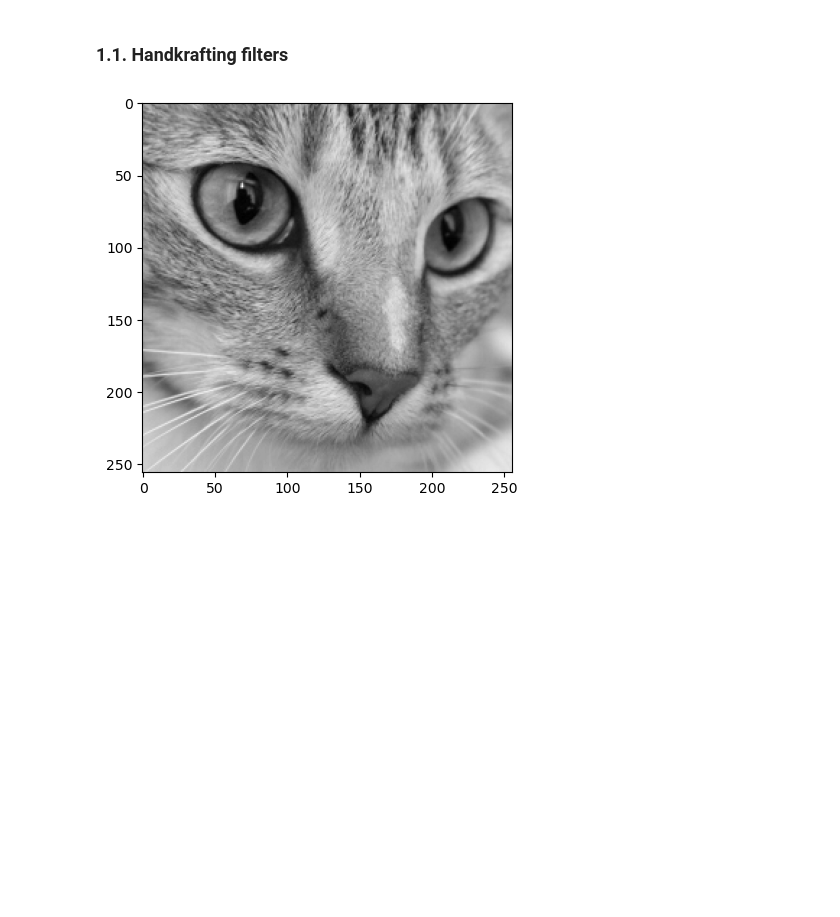
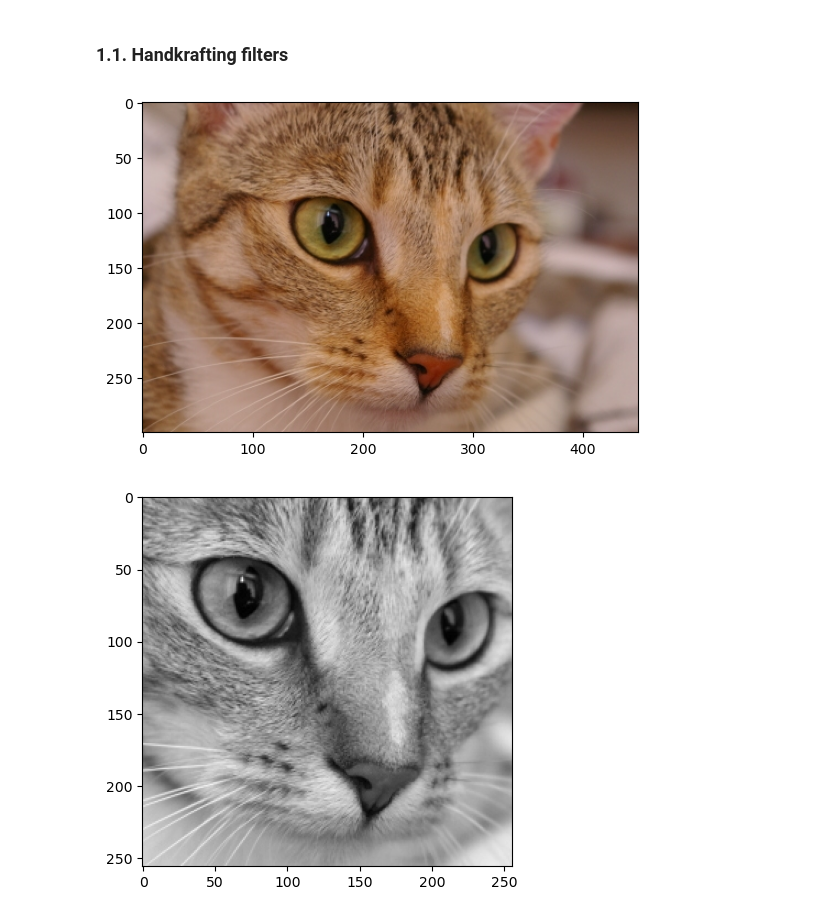
Before and after one commit to pbecerrav/ADS_course, a Jupyter notebook: Module6/Tutorials/Tutorial_IV_torch_Convolutions.ipynb, the cells around one changed output. Cells and saved outputs as stored; diff of their text form; code cells hidden in the pictures; blank space fills up the shorter version.

```diff
--- a/Module6/Tutorials/Tutorial_IV_torch_Convolutions.ipynb
+++ b/Module6/Tutorials/Tutorial_IV_torch_Convolutions.ipynb
@@ -68,4 +68,11 @@ In fully connected network all inputs of a layer are connected to all neurons of
 Let's see what a convolution is, and how it behaves.
 # %% [markdown]
 ### 1.1. Handkrafting filters
+# %%
+# load image
+img_raw = plt.imread('ML3/chelsea.jpg')  # load RGB image (HWC)
+plt.imshow(img_raw)  # show image
+plt.grid(False)  # disable grid
+# %% [output]
+[figure, added]
 # %%
```
Also changed, not shown: parts of 11 cells of this notebook.
